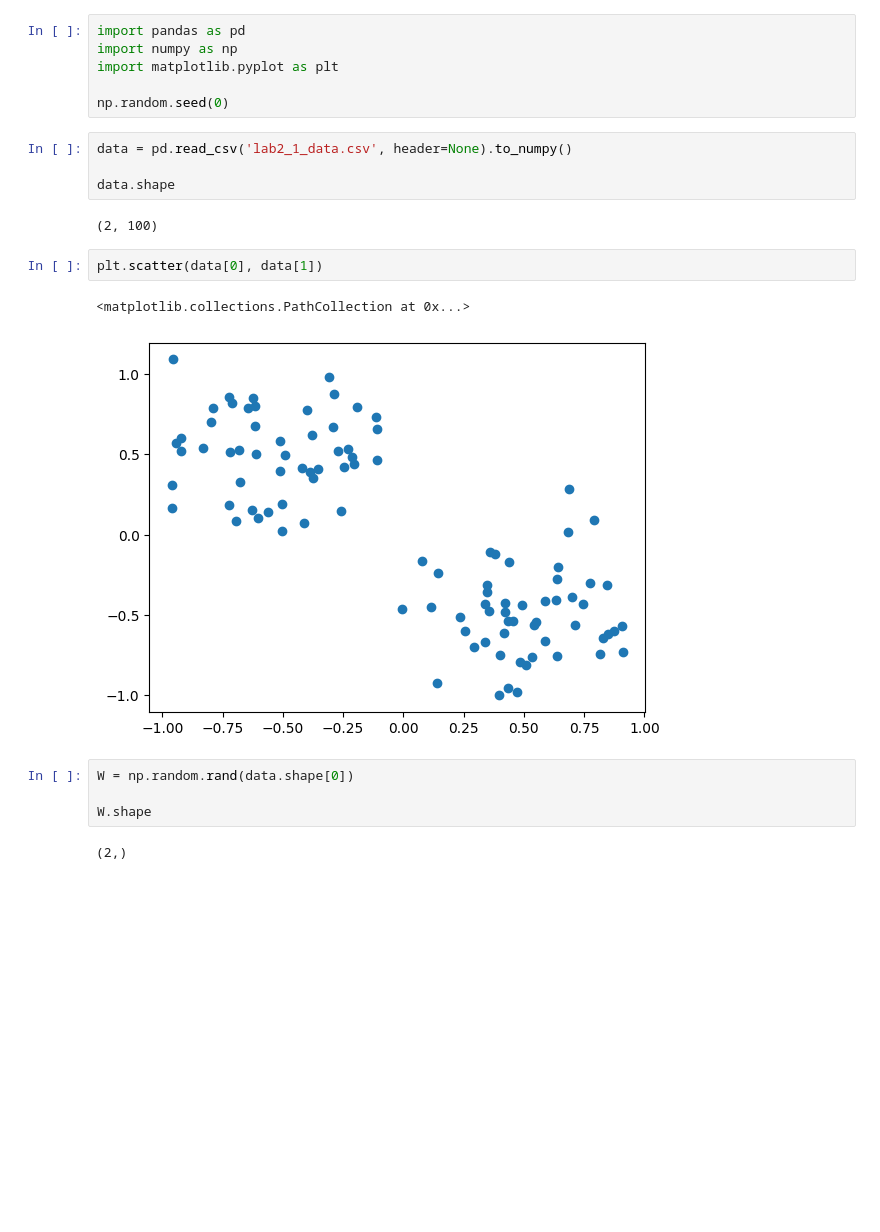
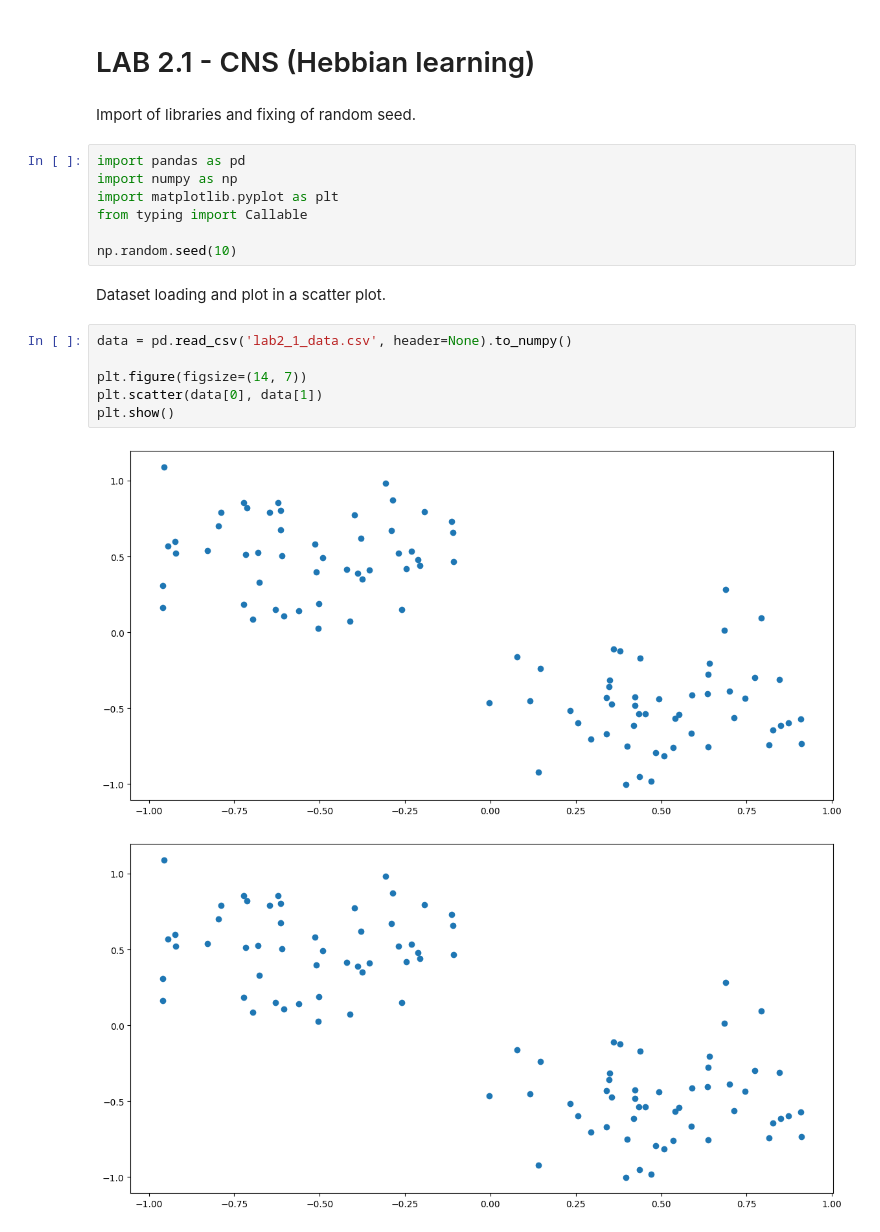
Before and after one commit to GeremiaPompei/cns_lab, a Jupyter notebook: LAB2_1/hebbian_learning.ipynb, the cells around one changed output. Cells and saved outputs as stored; diff of their text form; blank space fills up the shorter version.

```diff
--- a/LAB2_1/hebbian_learning.ipynb
+++ b/LAB2_1/hebbian_learning.ipynb
@@ -1,23 +1,22 @@
+# %% [markdown]
+# LAB 2.1 - CNS (Hebbian learning)
+# %% [markdown]
+Import of libraries and fixing of random seed.
 # %%
 import pandas as pd
 import numpy as np
 import matplotlib.pyplot as plt
+from typing import Callable
 
-np.random.seed(0)
+np.random.seed(10)
+# %% [markdown]
+Dataset loading and plot in a scatter plot.
 # %%
 data = pd.read_csv('lab2_1_data.csv', header=None).to_numpy()
 
-data.shape
+plt.figure(figsize=(14, 7))
+plt.scatter(data[0], data[1])
+plt.show()
 # %% [output]
-(2, 100)
+[figure, added]
+[figure, added]
-# %%
-plt.scatter(data[0], data[1])
-# %% [output]
-<matplotlib.collections.PathCollection at 0x...>
-[figure, removed]
-# %%
-W = np.random.rand(data.shape[0])
-
-W.shape
-# %% [output]
-(2,)
```
Also changed, not shown: parts of 14 cells of this notebook, 4 other files.
